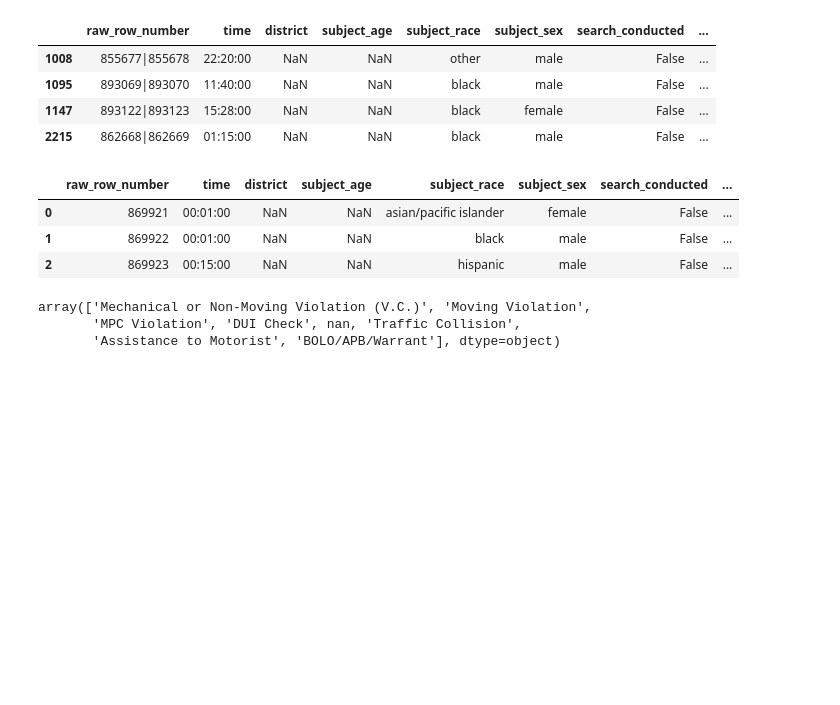
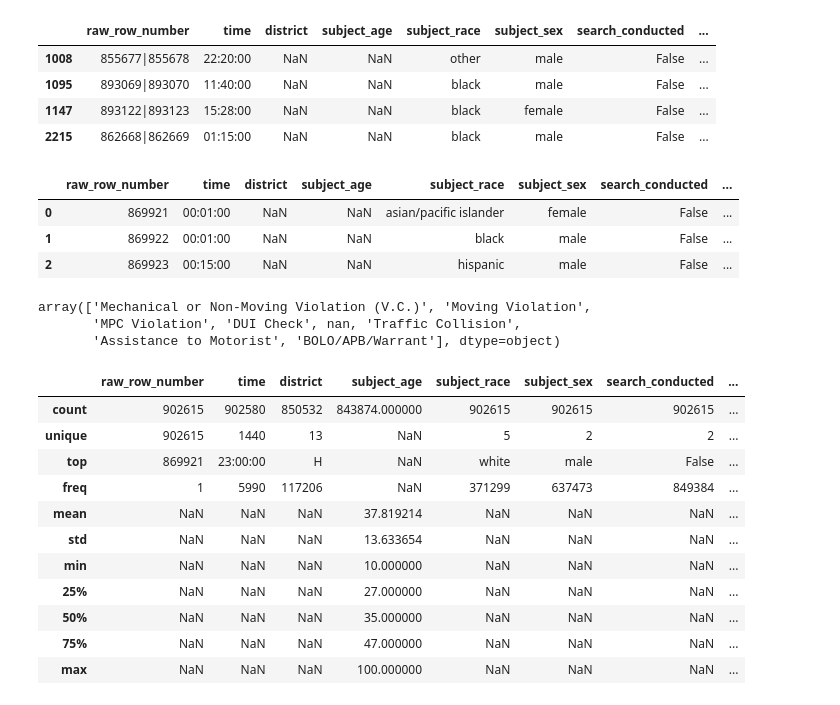
Before and after one commit to aanht/Contra-Costa-Intern-Assessment, a Jupyter notebook: EDA.ipynb, the cells around one changed output. Drawn from its saved outputs; the diff is of its cells as text; code cells hidden in the pictures; blank space fills up the shorter version.

```diff
--- a/EDA.ipynb
+++ b/EDA.ipynb
@@ -310,3 +310,18 @@ array(['Mechanical or Non-Moving Violation (V.C.)', 'Moving Violation',
        'Assistance to Motorist', 'BOLO/APB/Warrant'], dtype=object)
 # %%
 sf_stops_clean.to_csv("sf_stops_clean.csv", index=False)
+# %%
+sf_stops_clean.describe(include='all')
+# %% [output]
+|  | raw_row_number | time | district | subject_age | subject_race | subject_sex | search_conducted | ... |
+| count | 902615 | 902580 | 850532 | 843874.000000 | 902615 | 902615 | 902615 | ... |
+| unique | 902615 | 1440 | 13 | NaN | 5 | 2 | 2 | ... |
+| top | 869921 | 23:00:00 | H | NaN | white | male | False | ... |
+| freq | 1 | 5990 | 117206 | NaN | 371299 | 637473 | 849384 | ... |
+| mean | NaN | NaN | NaN | 37.819214 | NaN | NaN | NaN | ... |
+| std | NaN | NaN | NaN | 13.633654 | NaN | NaN | NaN | ... |
+| min | NaN | NaN | NaN | 10.000000 | NaN | NaN | NaN | ... |
+| 25% | NaN | NaN | NaN | 27.000000 | NaN | NaN | NaN | ... |
+| 50% | NaN | NaN | NaN | 35.000000 | NaN | NaN | NaN | ... |
+| 75% | NaN | NaN | NaN | 47.000000 | NaN | NaN | NaN | ... |
+| max | NaN | NaN | NaN | 100.000000 | NaN | NaN | NaN | ... |
```
